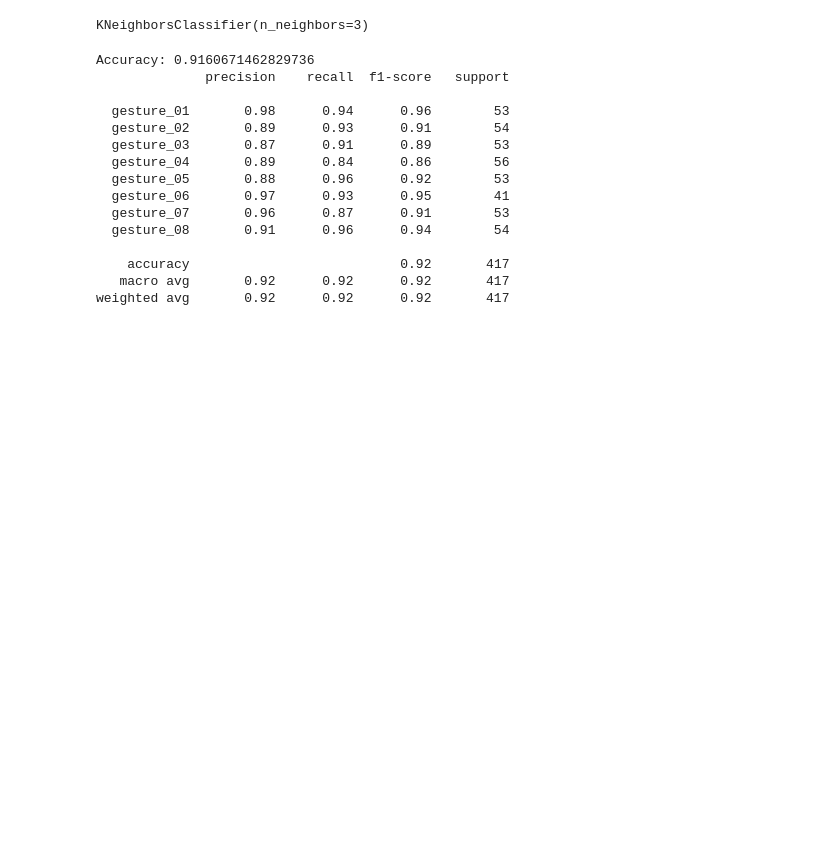
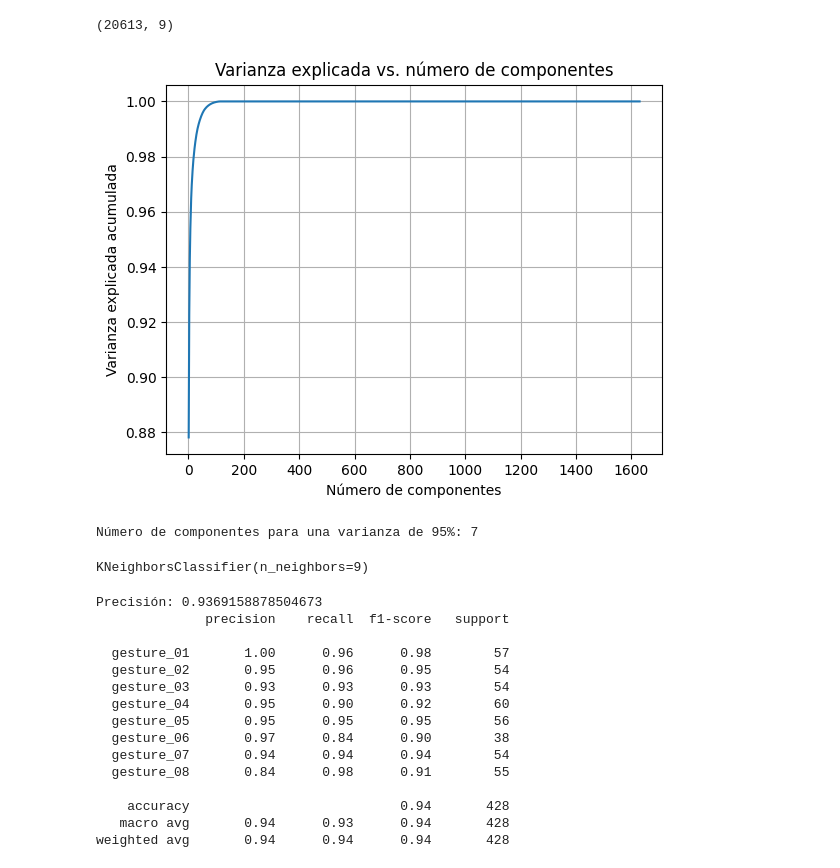
Before and after one commit to ivanvzqzz/gestures, a Jupyter notebook: gestures.ipynb, the cells around one changed output. Cells and saved outputs as stored; diff of their text form; code cells hidden in the pictures; blank space fills up the shorter version.

```diff
--- a/gestures.ipynb
+++ b/gestures.ipynb
@@ -14,3 +36,13 @@ df = load_gestures()
+# %%
+duplicates_to_drop = duplicates[["user", "gesture", "sample"]].drop_duplicates()
+# %%
+df = df.merge(duplicates_to_drop, on=["user", "gesture", "sample"], how="left", indicator=True)
+
+df = df[df["_merge"] == "left_only"].drop(columns="_merge")
+# %%
+df.shape
+# %% [output]
+(20613, 9)
 # %%
 max_rows = max(len(sample_df) for _, sample_df in df.groupby(["user","gesture","sample"]))
 
@@ -28,7 +60,35 @@ for (_, gesture, _), sample_df in df.groupby(["user","gesture","sample"]):
 
 X = np.array(X)
 y = np.array(y)
+# %%
+users = np.array([user for (user, _, _) in df.groupby(["user","gesture","sample"]).groups.keys()])
+gss = GroupShuffleSplit(n_splits=1, test_size=0.2, random_state=42)
+train_idx, test_idx = next(gss.split(X, y, groups=users))
+
+X_train, X_test = X[train_idx], X[test_idx]
+y_train, y_test = y[train_idx], y[test_idx]
 # %%
 scaler = StandardScaler()
-X_scaled = scaler.fit_transform(X)
+
+X_train_scaled = scaler.fit_transform(X_train)
+X_test_scaled = scaler.transform(X_test)
+# %%
+pca = PCA()
+pca.fit(X_train_scaled)
+
+explained_variance = pca.explained_variance_ratio_.cumsum()
+
+plt.plot(range(1, len(explained_variance) + 1), explained_variance)
+plt.xlabel("Número de componentes")
+plt.ylabel("Varianza explicada acumulada")
+plt.title("Varianza explicada vs. número de componentes")
+plt.grid(True)
+plt.show()
+# %% [output]
+[figure, added]
+# %%
+n_components_95 = np.argmax(explained_variance >= 0.95) + 1
+print(f"Número de componentes para una varianza de 95%: {n_components_95}")
+# %% [output]
+Número de componentes para una varianza de 95%: 7
 # %%
@@ -41,25 +98,25 @@ X_train, X_test, y_train, y_test = train_test_split(
 # %%
-knn = KNeighborsClassifier(n_neighbors=3)
-knn.fit(X_train, y_train)
+knn = KNeighborsClassifier(n_neighbors=9)
+knn.fit(X_train_reduced, y_train)
 # %% [output]
-KNeighborsClassifier(n_neighbors=3)
+KNeighborsClassifier(n_neighbors=9)
 # %%
-y_pred = knn.predict(X_test)
-print("Accuracy:", accuracy_score(y_test, y_pred))
+y_pred = knn.predict(X_test_reduced)
+print("Precisión:", accuracy_score(y_test, y_pred))
 print(classification_report(y_test, y_pred))
 # %% [output]
-Accuracy: 0.9160671462829736
+Precisión: 0.9369158878504673
               precision    recall  f1-score   support
 
-  gesture_01       0.98      0.94      0.96        53
-  gesture_02       0.89      0.93      0.91        54
-  gesture_03       0.87      0.91      0.89        53
-  gesture_04       0.89      0.84      0.86        56
-  gesture_05       0.88      0.96      0.92        53
-  gesture_06       0.97      0.93      0.95        41
-  gesture_07       0.96      0.87      0.91        53
-  gesture_08       0.91      0.96      0.94        54
+  gesture_01       1.00      0.96      0.98        57
+  gesture_02       0.95      0.96      0.95        54
+  gesture_03       0.93      0.93      0.93        54
+  gesture_04       0.95      0.90      0.92        60
+  gesture_05       0.95      0.95      0.95        56
+  gesture_06       0.97      0.84      0.90        38
+  gesture_07       0.94      0.94      0.94        54
+  gesture_08       0.84      0.98      0.91        55
 
-    accuracy                           0.92       417
-   macro avg       0.92      0.92      0.92       417
-weighted avg       0.92      0.92      0.92       417
+    accuracy                           0.94       428
+   macro avg       0.94      0.93      0.94       428
+weighted avg       0.94      0.94      0.94       428
```
Also changed, not shown: parts of 13 cells of this notebook.
